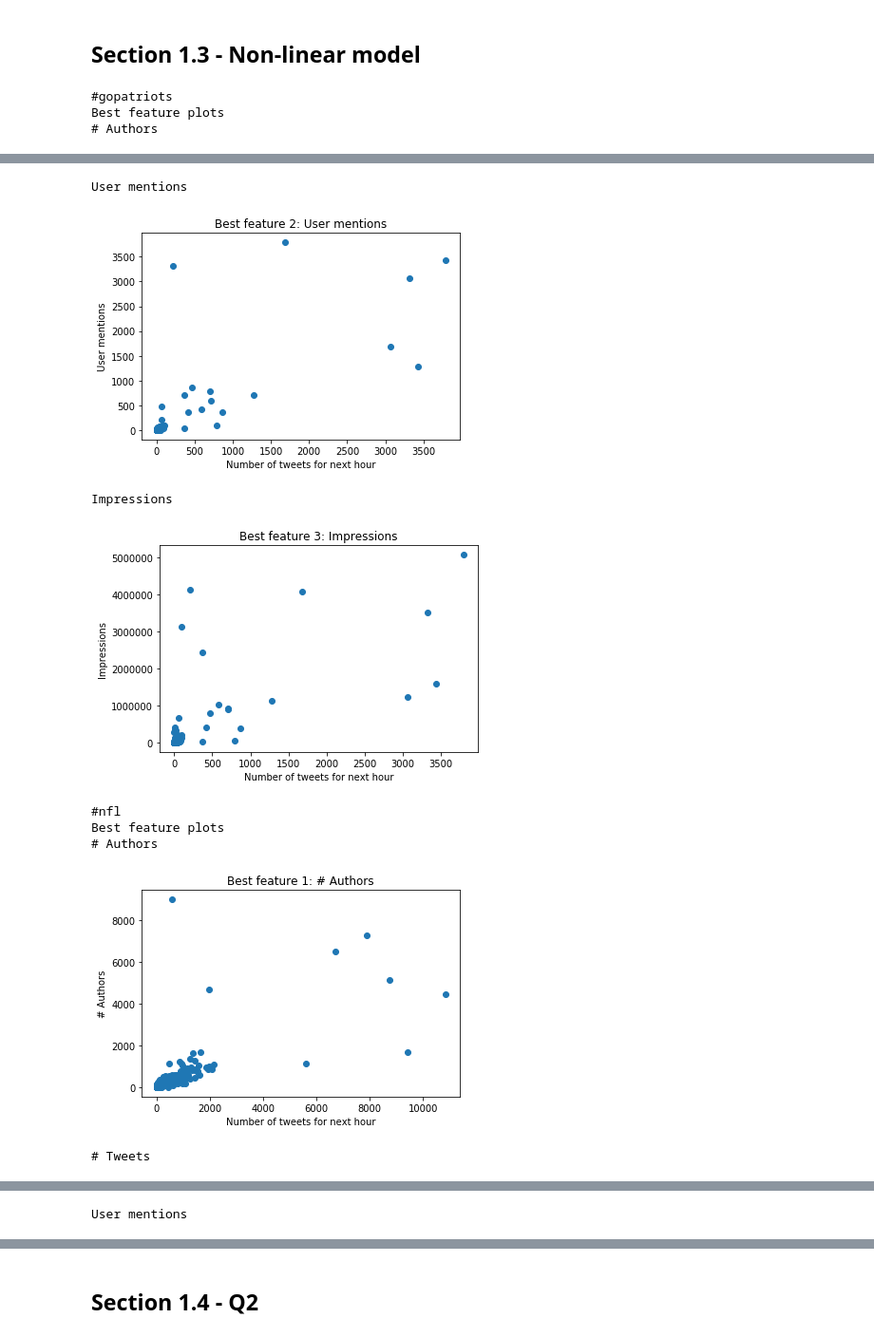
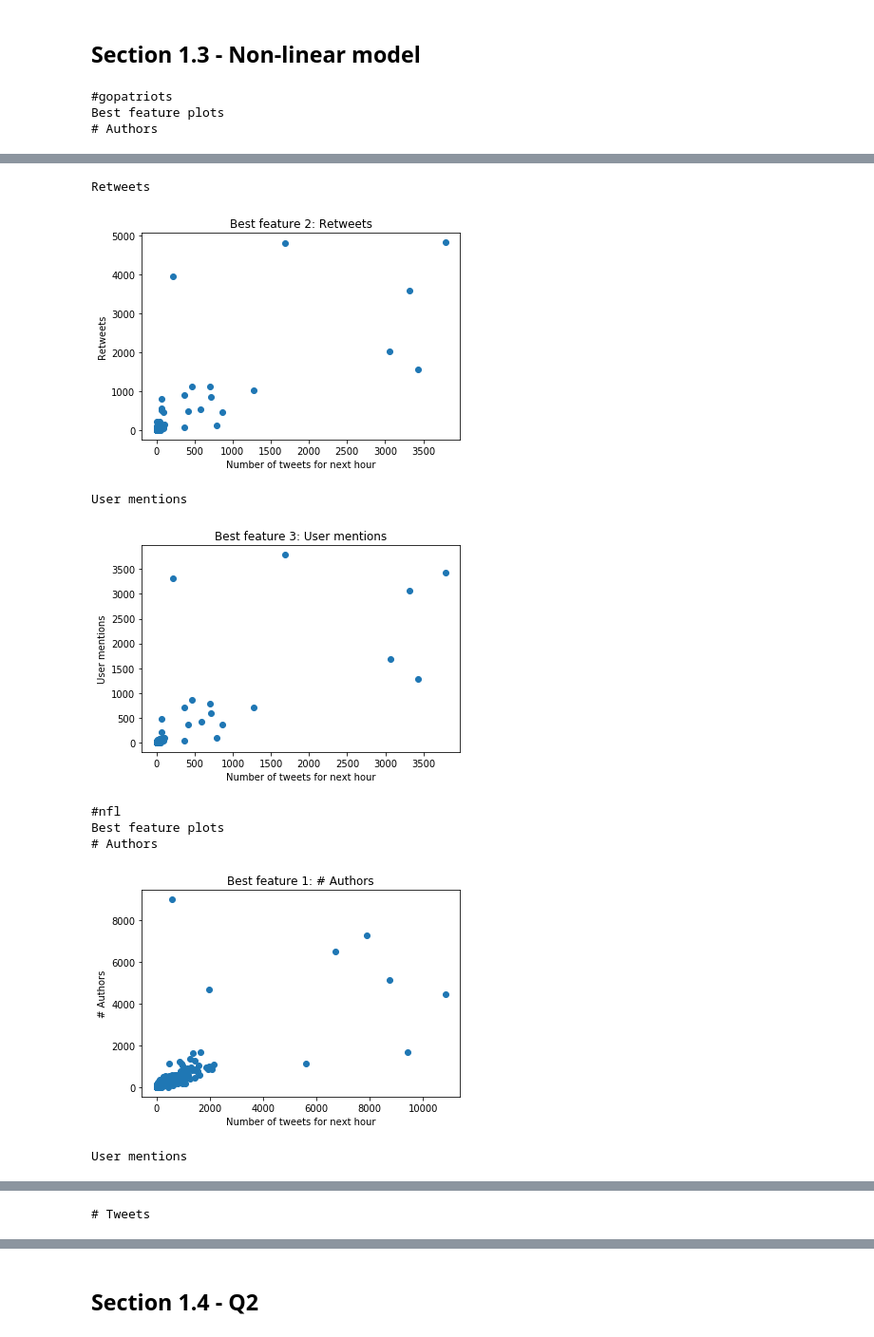
Before and after one commit to TSatyaVasanthReddy/TwitterPopularityPrediction, a Jupyter notebook: Project5_MB.ipynb, the cells around one changed output, grey strips where cells are left out. Shown: that part at 95% size. Drawn from its saved outputs; the diff is of its cells as text; code cells hidden in the pictures.

```diff
--- a/Project5_MB.ipynb
+++ b/Project5_MB.ipynb
@@ -319,20 +321,50 @@ def getXY(df, time_type=False):
 
         Y[i] = group.tweet_id.nunique()
     return X, Y
+# %%
+def linear_model(dirname, hashtag, X, Y, print_=False):
+    errors = []
+    #print(hashtag)
+    for train_index, test_index in KFold(n_splits=10).split(X):
+        X_train, X_test = X[train_index], X[test_index]
+        Y_train, Y_test = Y[train_index], Y[test_index]
+
+        model = stats_api.OLS(Y_train, X_train).fit()
+        preds = model.predict(X_test)
+
+        errors.append(mean_squared_error(Y_test, preds))
+    print("Linear Model - OLS")
+    if print_:
+        print(model.summary())
+        plot_func(X, Y, model)
+    f= open(dirname+hashtag+".csv","w+")
+    f.write(model.summary().as_csv())
+    f.close()
+    print("RMSE: ", np.sqrt(np.mean(errors)))
+    #print(model.summary())
+    #return errors
 # %%
 n_features = 15
 #hashtags = ['#gopatriots']
 for hashtag in hashtags:
+    print(hashtag)
     df = df_map[hashtag].copy()
     X, Y = getXY(df, True)
 
     X = np.nan_to_num(X[:-1])
     Y = Y[1:]
 
-    stats_api.add_constant(X)
-    result = stats_api.OLS(Y, X).fit()
-    print(hashtag)
-    print(result.summary())
-    plot_func(X, Y, result)
+    linear_model('summary1.3/', hashtag, X, Y, True)
+    print("-"*100)
+    print("*"*100)
+    print("-"*100)
+    #stats_api.add_constant(X)
+    #result = stats_api.OLS(Y, X).fit()
+    #print(hashtag)
+    #print(result.summary())
+    #f= open("summary1.2/"+str(n)+'_'+hashtag+".csv","w+")
+    #f.write(model.summary().as_csv())
+    #f.close()
+    #plot_func(X, Y, result)
 # %% [output]
 #gopatriots
@@ -399,28 +473,28 @@ def plot_func_nonlinear(X, Y, best_features):
 # %%
 for hashtag in hashtags:
     df = df_map[hashtag].copy()
     X, Y = getXY(df, True)
 
     X = np.nan_to_num(X[:-1])
     Y = Y[1:]
 
-    regr = RandomForestRegressor(n_estimators=20, max_depth=15, max_features=15, bootstrap=True, oob_score=True, random_state=42)
+    regr = RandomForestRegressor(n_estimators=25, max_depth=30, max_features=n_features, bootstrap=True, oob_score=True, random_state=42)
     regr.fit(X,Y)
     best_features = sorted(zip(map(lambda x: round(x, 4), regr.feature_importances_), feature_names), reverse=True)
     #print([best_features[i][1] for i in range(0,3)])
     print(hashtag)
     plot_func_nonlinear(X, Y, [best_features[i][1] for i in range(0,3)])
 # %% [output]
 #gopatriots
 Best feature plots
 # Authors
 [figure]
-User mentions
+Retweets
-[figure, old version]
+[figure, new version]
-Impressions
+User mentions
-[figure, old version]
+[figure, new version]
 #nfl
 Best feature plots
 # Authors
 [figure]
-# Tweets
+User mentions
@@ -428 +502 @@ Best feature plots
-User mentions
+# Tweets
```
Also changed, not shown: parts of 22 cells of this notebook.
